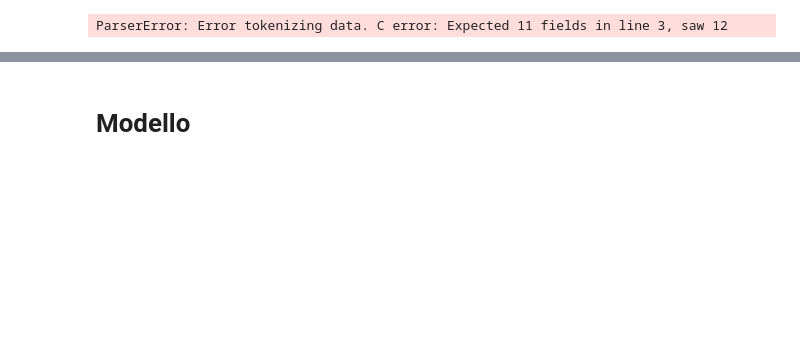
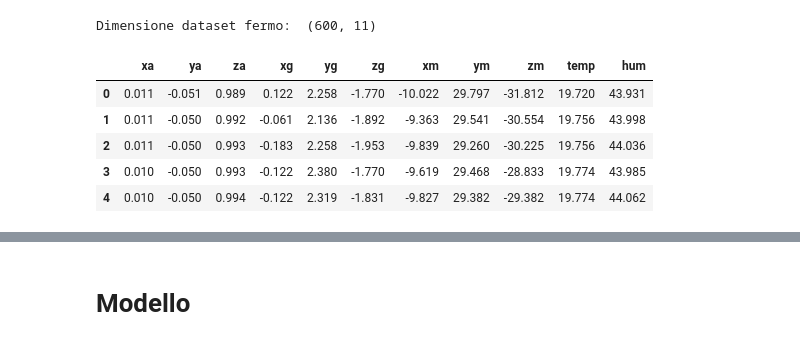
Before and after one commit to bernyxx/activity-classifier, a Jupyter notebook: read.ipynb, the cells around one changed output, grey strips where cells are left out. Saved outputs shown, nothing was run; the diff lists cells and outputs as text; code cells hidden in the pictures; blank space fills up the shorter version.

Commit message:
fixed readSerial

```diff
--- a/read.ipynb
+++ b/read.ipynb
@@ -9,7 +10,14 @@ from sklearn.model_selection import train_test_split
 # %%
 fermo = pd.read_csv("fermo.csv")
-mov = pd.read_csv("mov.csv")
+#mov = pd.read_csv("mov.csv")
 
-mov
+print("Dimensione dataset fermo: ", fermo.shape)
+fermo.head(5)
 # %% [output]
-ParserError: Error tokenizing data. C error: Expected 11 fields in line 3, saw 12
+Dimensione dataset fermo:  (600, 11)
+|  | xa | ya | za | xg | yg | zg | xm | ym | zm | temp | hum |
+| 0 | 0.011 | -0.051 | 0.989 | 0.122 | 2.258 | -1.770 | -10.022 | 29.797 | -31.812 | 19.720 | 43.931 |
+| 1 | 0.011 | -0.050 | 0.992 | -0.061 | 2.136 | -1.892 | -9.363 | 29.541 | -30.554 | 19.756 | 43.998 |
+| 2 | 0.011 | -0.050 | 0.993 | -0.183 | 2.258 | -1.953 | -9.839 | 29.260 | -30.225 | 19.756 | 44.036 |
+| 3 | 0.010 | -0.050 | 0.993 | -0.122 | 2.380 | -1.770 | -9.619 | 29.468 | -28.833 | 19.774 | 43.985 |
+| 4 | 0.010 | -0.050 | 0.994 | -0.122 | 2.319 | -1.831 | -9.827 | 29.382 | -29.382 | 19.774 | 44.062 |
```
Also changed, not shown: parts of 5 cells of this notebook, 3 other files.
